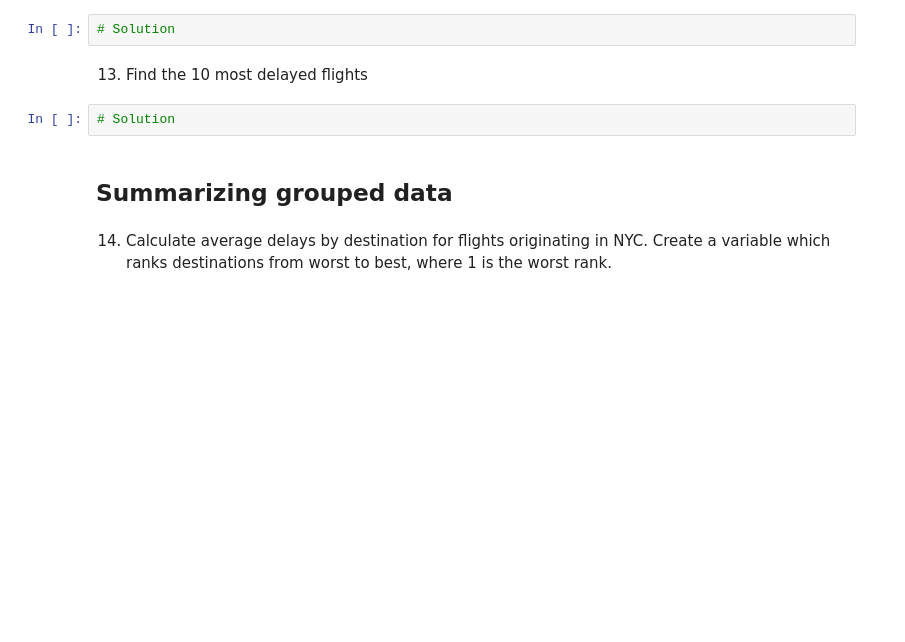
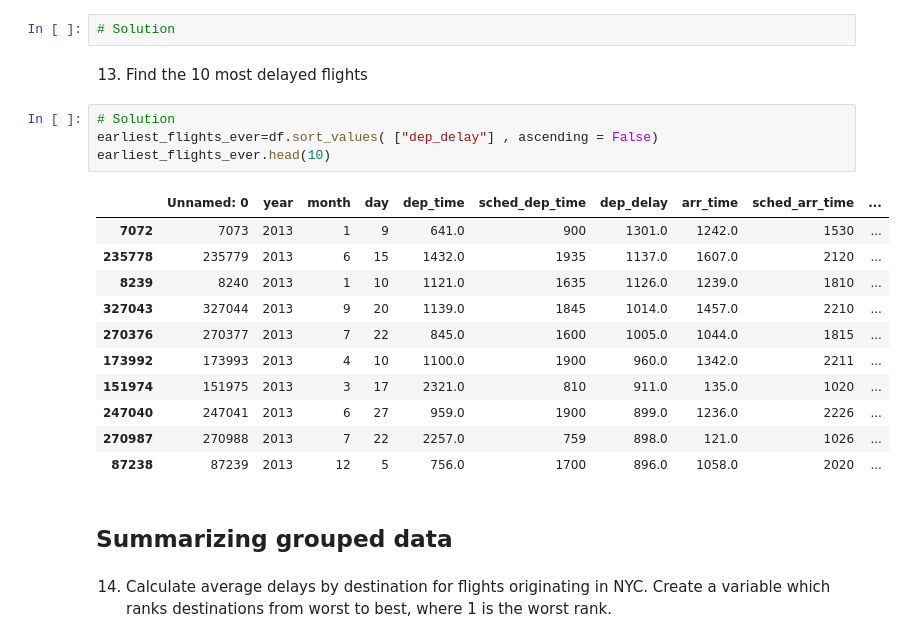
Before and after one commit to qlab-intro-python/tarea-2-adriana-arce-braulio-mundaca, a Jupyter notebook: tarea_2.ipynb, the cells around one changed output. Drawn from its saved outputs; the diff is of its cells as text; blank space fills up the shorter version.

```diff
--- a/tarea_2.ipynb
+++ b/tarea_2.ipynb
@@ -363,8 +363,22 @@ Identify a major data issue and subtle one.
 # Solution
 # %% [markdown]
 13. Find the 10 most delayed flights
-# %%
-# Solution
+# %%
+# Solution
+earliest_flights_ever=df.sort_values( ["dep_delay"] , ascending = False)
+earliest_flights_ever.head(10)
+# %% [output]
+|  | Unnamed: 0 | year | month | day | dep_time | sched_dep_time | dep_delay | arr_time | sched_arr_time | ... |
+| 7072 | 7073 | 2013 | 1 | 9 | 641.0 | 900 | 1301.0 | 1242.0 | 1530 | ... |
+| 235778 | 235779 | 2013 | 6 | 15 | 1432.0 | 1935 | 1137.0 | 1607.0 | 2120 | ... |
+| 8239 | 8240 | 2013 | 1 | 10 | 1121.0 | 1635 | 1126.0 | 1239.0 | 1810 | ... |
+| 327043 | 327044 | 2013 | 9 | 20 | 1139.0 | 1845 | 1014.0 | 1457.0 | 2210 | ... |
+| 270376 | 270377 | 2013 | 7 | 22 | 845.0 | 1600 | 1005.0 | 1044.0 | 1815 | ... |
+| 173992 | 173993 | 2013 | 4 | 10 | 1100.0 | 1900 | 960.0 | 1342.0 | 2211 | ... |
+| 151974 | 151975 | 2013 | 3 | 17 | 2321.0 | 810 | 911.0 | 135.0 | 1020 | ... |
+| 247040 | 247041 | 2013 | 6 | 27 | 959.0 | 1900 | 899.0 | 1236.0 | 2226 | ... |
+| 270987 | 270988 | 2013 | 7 | 22 | 2257.0 | 759 | 898.0 | 121.0 | 1026 | ... |
+| 87238 | 87239 | 2013 | 12 | 5 | 756.0 | 1700 | 896.0 | 1058.0 | 2020 | ... |
 # %% [markdown]
 ## Summarizing grouped data
 # %% [markdown]
```
Also changed, not shown: parts of 6 cells of this notebook.
